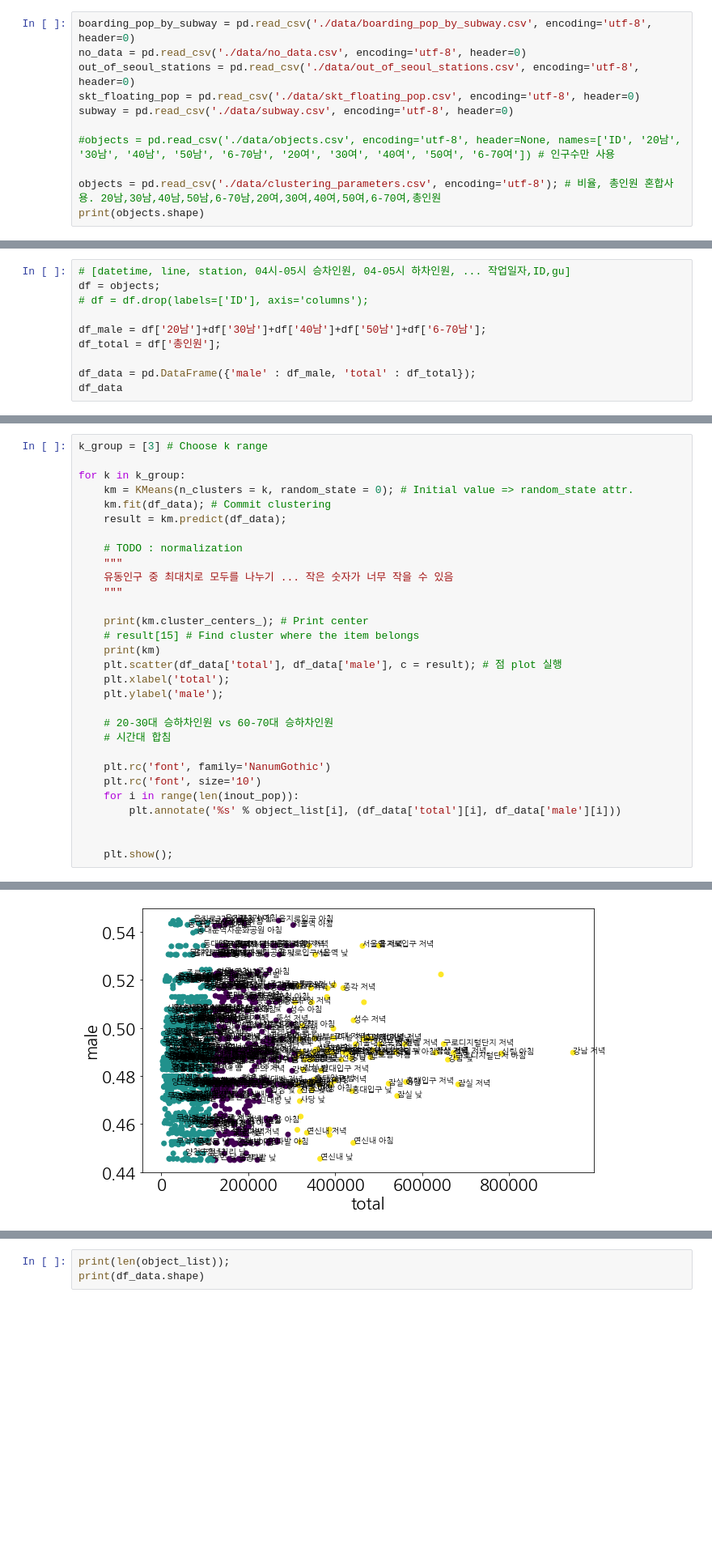
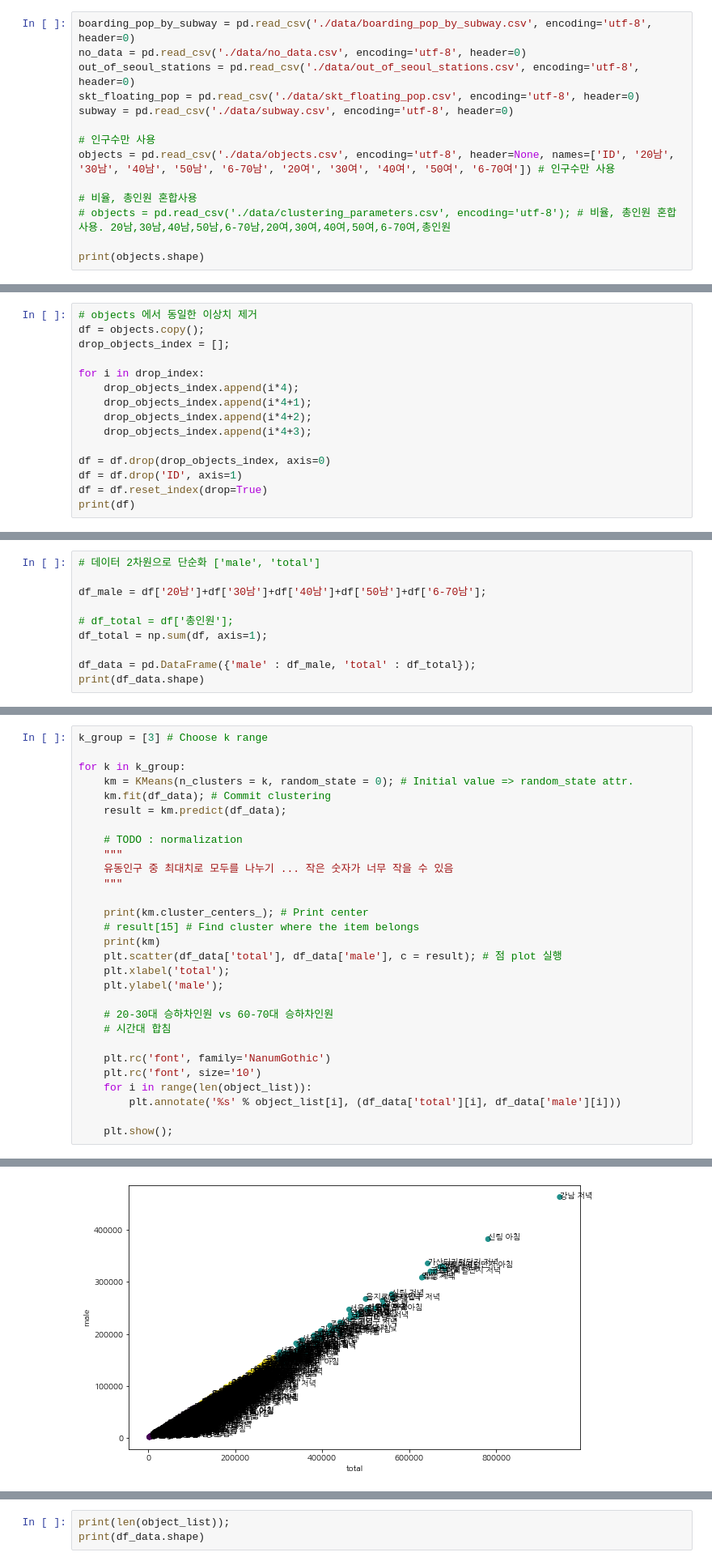
Before and after one commit to yoona3316/Datamining_subway, a Jupyter notebook: clustering_double_step.ipynb, the cells around one changed output, grey strips where cells are left out. Shown at 81% size. Cells and saved outputs as stored; diff of their text form; blank space fills up the shorter version.

Commit message:
Update for final clustering PCA

```diff
--- a/clustering_double_step.ipynb
+++ b/clustering_double_step.ipynb
@@ -17,8 +17,11 @@ out_of_seoul_stations = pd.read_csv('./data/out_of_seoul_stations.csv', encoding
 skt_floating_pop = pd.read_csv('./data/skt_floating_pop.csv', encoding='utf-8', header=0)
 subway = pd.read_csv('./data/subway.csv', encoding='utf-8', header=0)
 
-#objects = pd.read_csv('./data/objects.csv', encoding='utf-8', header=None, names=['ID', '20남', '30남', '40남', '50남', '6-70남', '20여', '30여', '40여', '50여', '6-70여']) # 인구수만 사용
+# 인구수만 사용
+objects = pd.read_csv('./data/objects.csv', encoding='utf-8', header=None, names=['ID', '20남', '30남', '40남', '50남', '6-70남', '20여', '30여', '40여', '50여', '6-70여']) # 인구수만 사용
 
-objects = pd.read_csv('./data/clustering_parameters.csv', encoding='utf-8'); # 비율, 총인원 혼합사용. 20남,30남,40남,50남,6-70남,20여,30여,40여,50여,6-70여,총인원
+# 비율, 총인원 혼합사용
+# objects = pd.read_csv('./data/clustering_parameters.csv', encoding='utf-8'); # 비율, 총인원 혼합사용. 20남,30남,40남,50남,6-70남,20여,30여,40여,50여,6-70여,총인원
+
 print(objects.shape)
 # %% [output]
@@ -51,3 +55,18 @@ inout_pop['station']
 374     중랑
 375     회기
 Name: station, Length: 370, dtype: object
+# %%
+# objects 에서 동일한 이상치 제거
+df = objects.copy();
+drop_objects_index = [];
+
+for i in drop_index:
+    drop_objects_index.append(i*4);
+    drop_objects_index.append(i*4+1);
+    drop_objects_index.append(i*4+2);
+    drop_objects_index.append(i*4+3);
+
+df = df.drop(drop_objects_index, axis=0)
+df = df.drop('ID', axis=1)
+df = df.reset_index(drop=True)
+print(df)
@@ -54,11 +91,11 @@ Name: station, Length: 370, dtype: object
 # %%
-# [datetime, line, station, 04시-05시 승차인원, 04-05시 하차인원, ... 작업일자,ID,gu]
-df = objects;
-# df = df.drop(labels=['ID'], axis='columns');
+# 데이터 2차원으로 단순화 ['male', 'total']
 
 df_male = df['20남']+df['30남']+df['40남']+df['50남']+df['6-70남'];
-df_total = df['총인원'];
+
+# df_total = df['총인원'];
+df_total = np.sum(df, axis=1);
 
 df_data = pd.DataFrame({'male' : df_male, 'total' : df_total});
-df_data
+print(df_data.shape)
 # %% [output]
@@ -126,9 +137,8 @@ for k in k_group:
 
     plt.rc('font', family='NanumGothic')
     plt.rc('font', size='10')
-    for i in range(len(inout_pop)):
+    for i in range(len(object_list)):
         plt.annotate('%s' % object_list[i], (df_data['total'][i], df_data['male'][i]))
 
-
     plt.show();
 # %% [output]
@@ -138,5 +148,5 @@ for k in k_group:
 KMeans(n_clusters=3, random_state=0)
-[figure, old version]
+[figure, new version]
 # %%
 # DBSCAN
 
```
Also changed, not shown: parts of 15 cells of this notebook, 2 other files.
